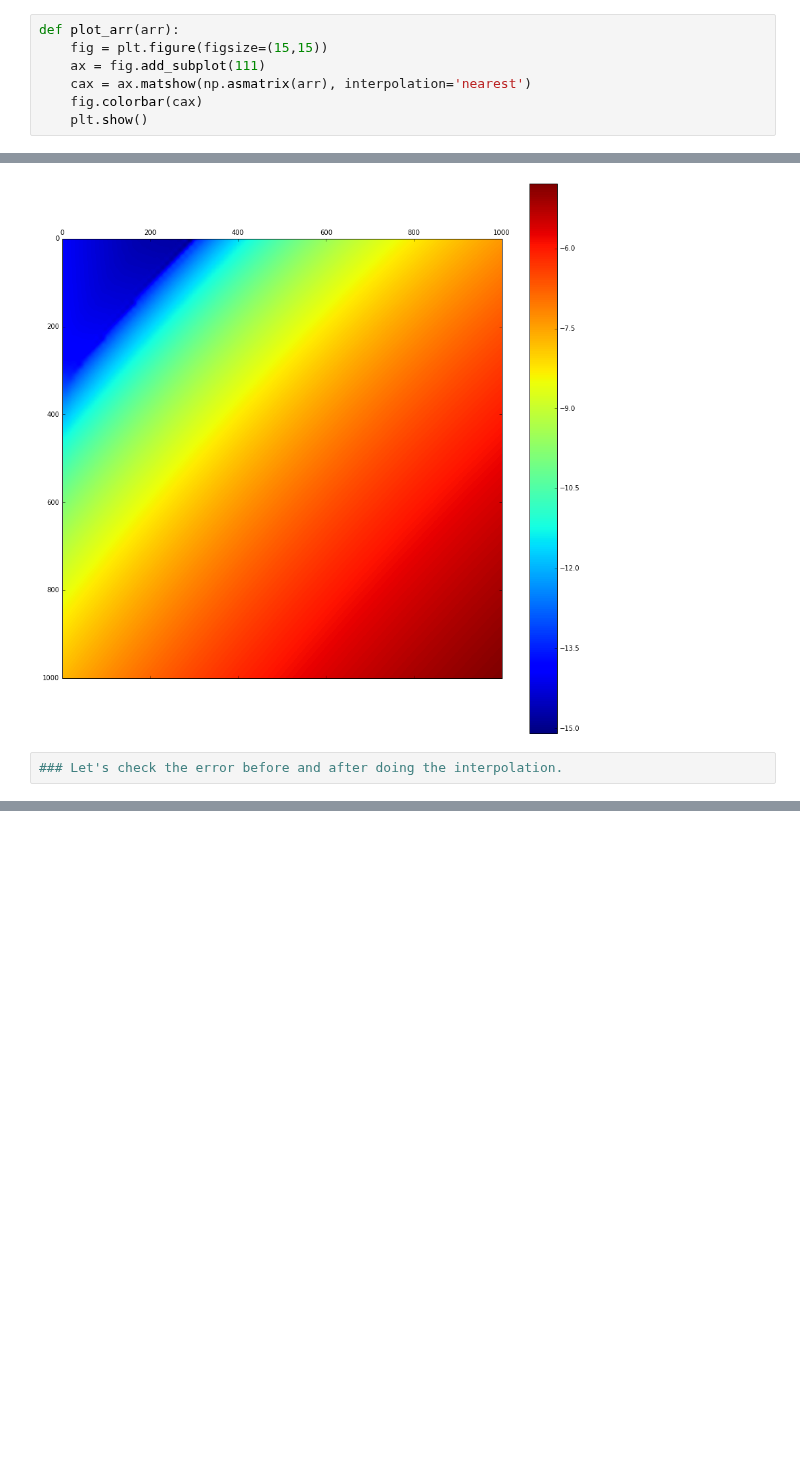
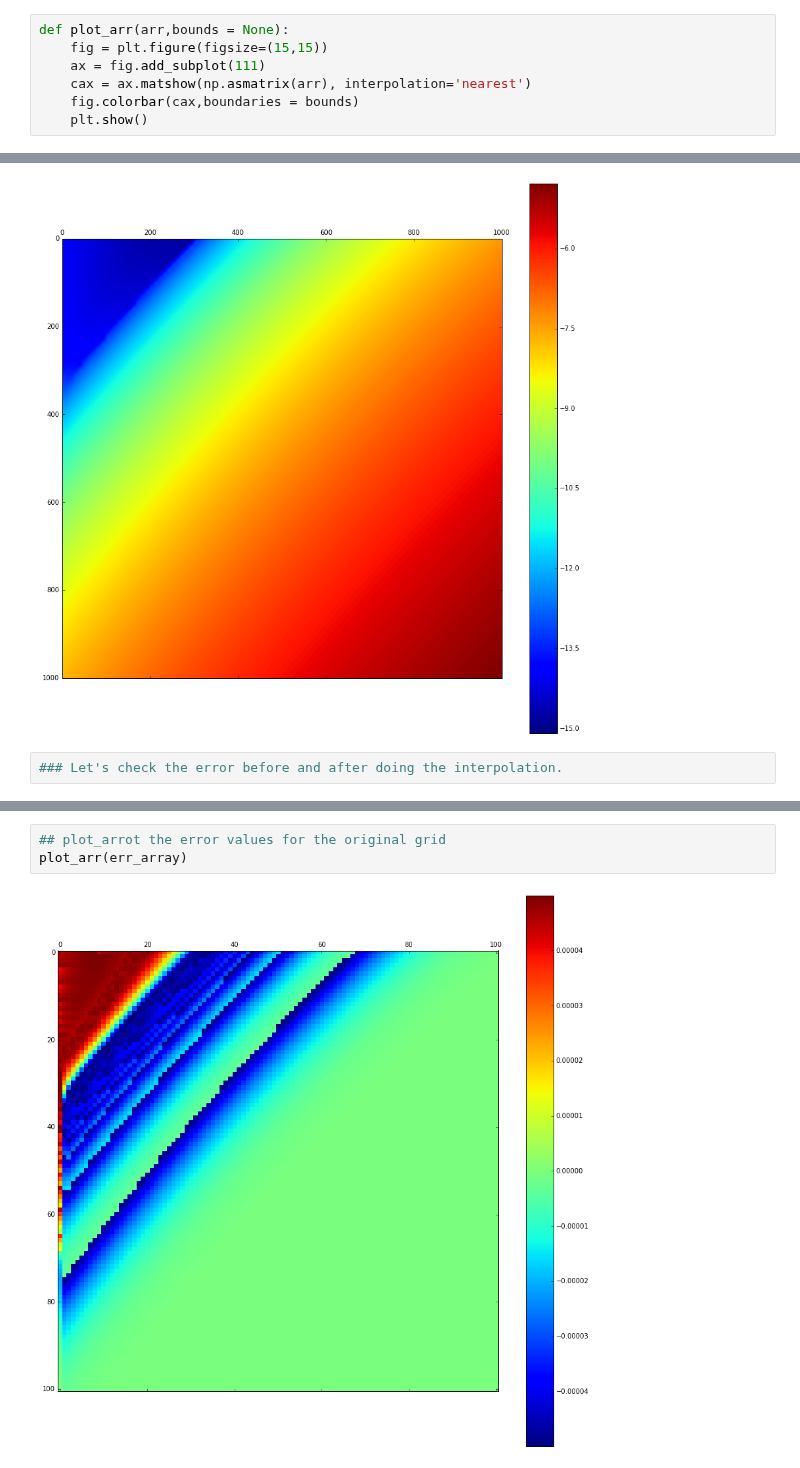
Before and after one commit to tabakg/potapov_interpolation, a Jupyter notebook: Dispersion_relation_interpolation (newton's method, tracing).ipynb, the cells around one changed output, grey strips where cells are left out. Saved outputs shown, nothing was run; the diff lists cells and outputs as text; blank space fills up the shorter version.

```diff
--- a/Dispersion_relation_interpolation (newton's method, tracing).ipynb
+++ b/Dispersion_relation_interpolation (newton's method, tracing).ipynb
@@ -20,11 +20,11 @@ import matplotlib.pyplot as plt
 from sympy import init_printing
 init_printing()
 # %%
-def plot_arr(arr):
+def plot_arr(arr,bounds = None):
     fig = plt.figure(figsize=(15,15))
     ax = fig.add_subplot(111)
     cax = ax.matshow(np.asmatrix(arr), interpolation='nearest')
-    fig.colorbar(cax)
+    fig.colorbar(cax,boundaries = bounds)
     plt.show()
 # %%
 ## from https://www.andreas-jung.com/contents/a-python-decorator-for-measuring-the-execution-time-of-methods
@@ -420,3 +439,8 @@ omegas are  19.65 16.25 -6.74098429597 -29.159015704
+# %%
+## plot_arrot the error values for the original grid
+plot_arr(err_array)
+# %% [output]
+[figure, added]
 # %%
 ## multiply indices by 10, the dilation factor for the interpolation
 
```
Also changed, not shown: parts of 12 cells of this notebook, 1 other file.
